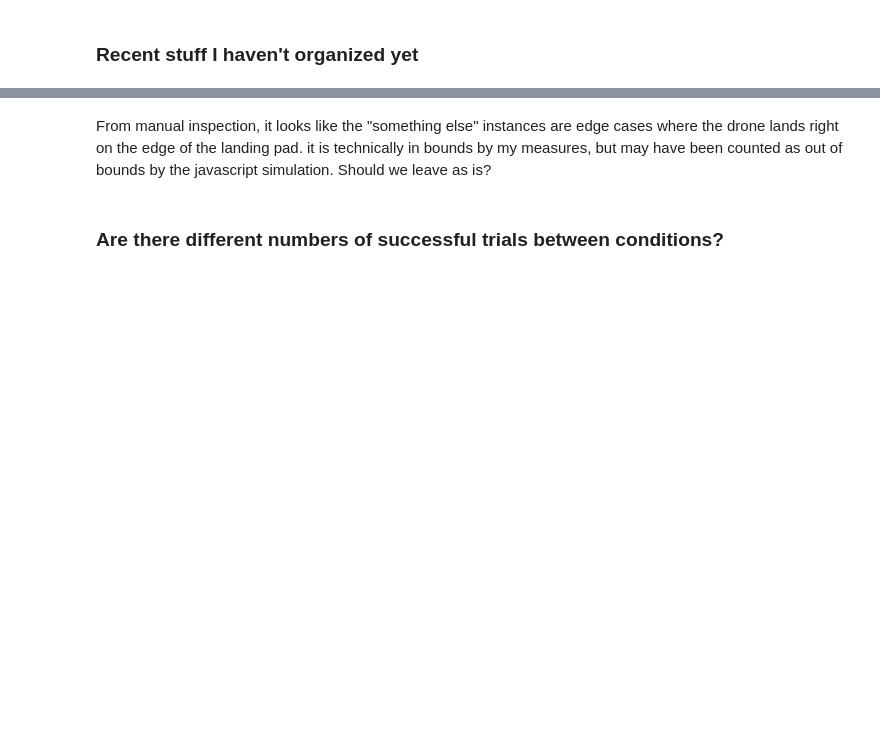
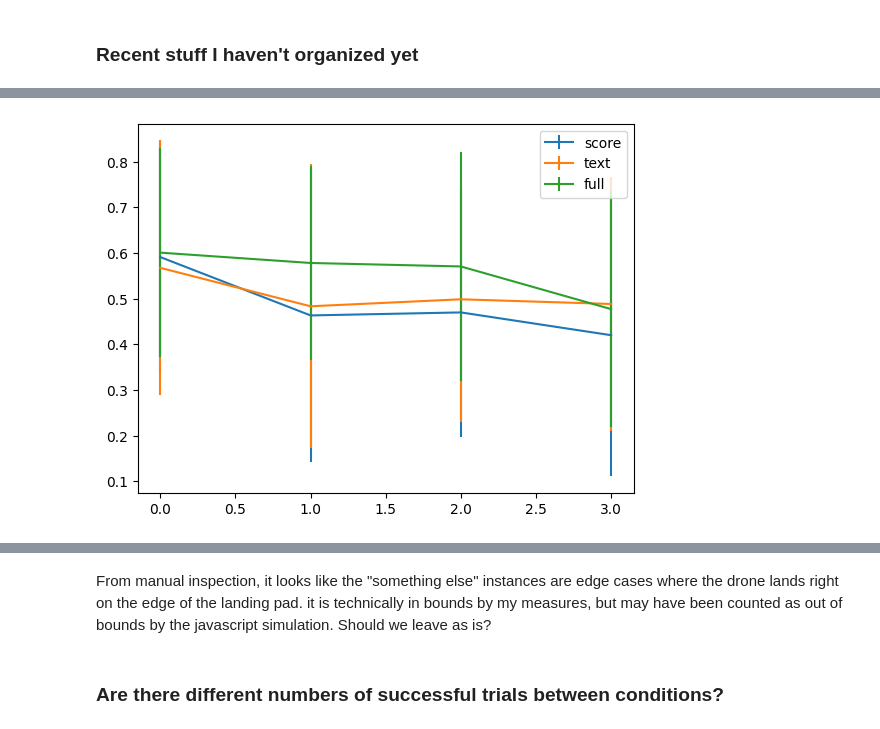
Before and after one commit to cairo-robotics/llm-multimodal-drone-feedback, a Jupyter notebook: analysis/analysis_brainstorm.ipynb, the cells around one changed output, grey strips where cells are left out. Drawn from its saved outputs; the diff is of its cells as text; code cells hidden in the pictures; blank space fills up the shorter version.

```diff
--- a/analysis/analysis_brainstorm.ipynb
+++ b/analysis/analysis_brainstorm.ipynb
@@ -423,2 +501,0 @@ KruskalResult(statistic=0.30503662192804265, pvalue=0.85854317305931)
-# %%
-utils.run_kruskal('mode_manageable_code', part_file)
@@ -451,2 +503,0 @@ text   1.000000  0.000158  1.000000
-# %%
-utils.run_kruskal('mode_actionable_code', part_file)
@@ -479,2 +505,0 @@ text   1.000000  0.000514  1.000000
-# %%
-utils.run_kruskal('mode_timely_code', part_file)
@@ -499,2 +507,0 @@ KruskalResult(statistic=3.4705139423256925, pvalue=0.17635487634546845)
-# %%
-utils.run_kruskal('mode_reflection_code', part_file)
@@ -718,30 +736,28 @@ plt.show()
 # %%
-fig, axs = plt.subplots(1,2, figsize=(8,4))
+fig, ax = plt.subplots(1,1)
+trial_file['outcome_int'] = trial_file['outcome_code'].astype(int)
 
 conditions = list(ids.keys())
-n_trials = 20
+quarters = [(1,5), (6,10), (11,15), (16,20)]
 
 for c in conditions:
     points = []
     errs = []
-    for t in range(n_trials):
-        data = trial_file.loc[(trial_file['condition'] == c) &  (trial_file['trial'] <= t)]
-        data['landed'] = data['outcome'].isin(['Safe', 'Unsafe'])
-        data['successful'] = data['outcome'] == 'Safe'
-        avg_land = data.groupby('prolific_id')['landed'].sum().mean()
-        land_err = data.groupby('prolific_id')['landed'].sum().std()
-        avg_success = data.groupby('prolific_id')['successful'].sum().mean()
-        success_err = data.groupby('prolific_id')['successful'].sum().std()
-        points.append((avg_land, avg_success))
-        errs.append((land_err, success_err))
-    for a in range(len(axs)):
-        x = list(range(n_trials))
-        # axs[a].errorbar(x, [pt[a] for pt in points], [er[a] for er in errs], label=c)
-        axs[a].plot(x, [pt[a] for pt in points], label=c)
-        axs[a].set_title(['non-crashes', 'safe'][a])
+    for first, last in quarters:
+        data = trial_file.loc[(trial_file['condition'] == c) & (trial_file['trial'] >= first) & (trial_file['trial'] <= last)]
+        avg_var = data.groupby('prolific_id')['outcome_int'].std().mean()
+        var_err = data.groupby('prolific_id')['outcome_int'].std().std()
+        points.append(avg_var)
+        errs.append(var_err)
+    x = list(range(len(quarters)))
+    ax.errorbar(x, points, errs, label=c)
+    # ax.plot(x, points, label=c)
+    # ax.set_ylim(0,5)
 
 plt.legend()
 plt.show()
+# %% [output]
+[figure, added]
 # %%
 conditions = list(ids.keys())
 n_trials = 20
```
Also changed, not shown: parts of 151 cells of this notebook.
